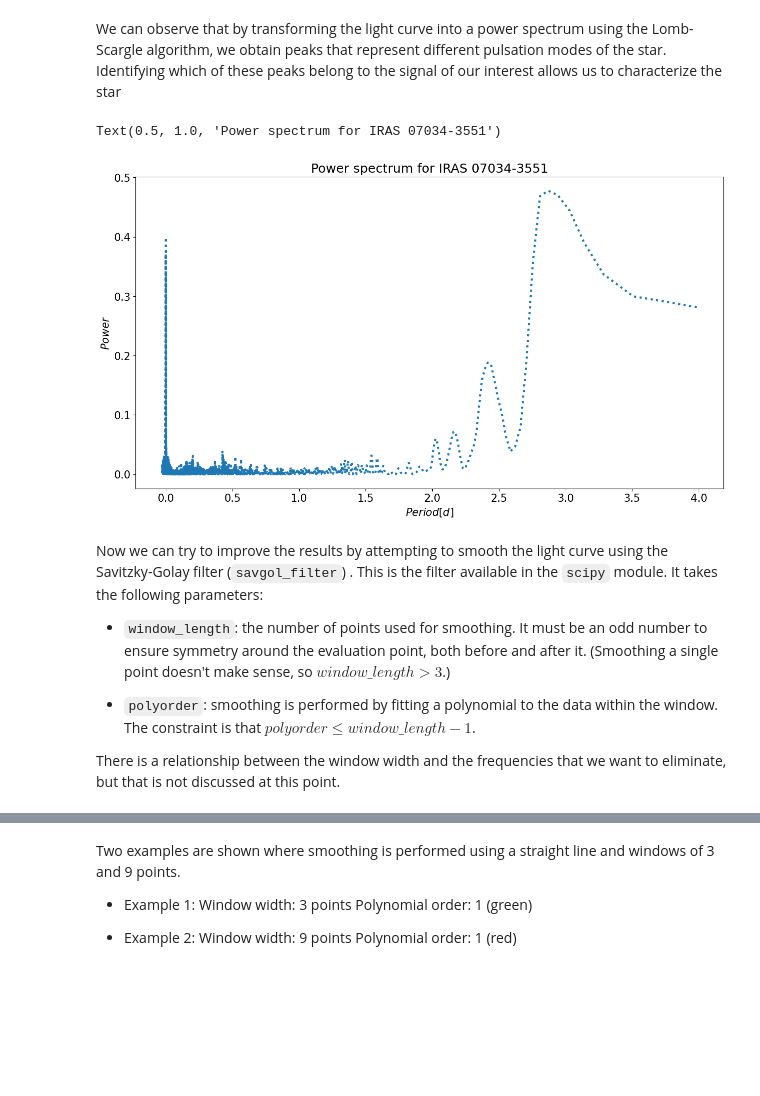
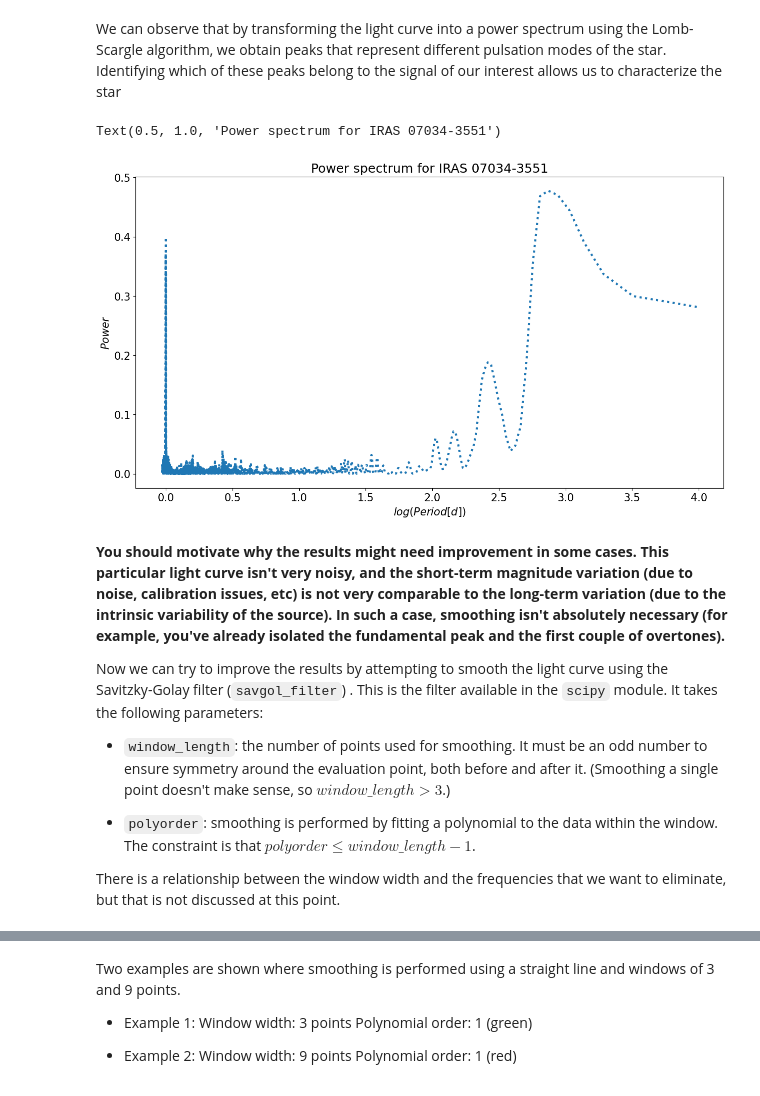
Before and after one commit to dawg-at-irya/Analysis_of_a_light_curve, a Jupyter notebook: Analysis_of_a_light_curve.ipynb, the cells around one changed output, grey strips where cells are left out. Drawn from its saved outputs; the diff is of its cells as text; code cells hidden in the pictures; blank space fills up the shorter version.

```diff
--- a/Analysis_of_a_light_curve.ipynb
+++ b/Analysis_of_a_light_curve.ipynb
@@ -13,7 +13,9 @@ from scipy import signal
 # %%
 #data=Table.read('/content/IRAS_05052-8420.csv')
 #data=Table.read('/content/IRAS_05150-4056.csv')
-data=Table.read('/content/IRAS_07034-3551.csv')
+#data=Table.read('/content/IRAS_07034-3551.csv')
+# The following version avoids requiring local copies of the input files
+data=Table.read('https://raw.githubusercontent.com/dawg-at-irya/Analysis_of_a_light_curve/main/IRAS_07034-3551.csv')
 #data=Table.read('/content/IRAS_05027-2158.csv')
 data.sort('JD')
 # %% [markdown]
@@ -44,15 +46,17 @@ freq_g, power_g = ls_g.autopower()
 # %%
 plt.rcParams.update({'font.size': 15})
 plt.figure(figsize=(15,8))
 plt.plot(np.log10(1/freq_g), power_g,linestyle=':',linewidth=3)
 #plt.xlim(30,2000)
 plt.ylabel(r"$Power$")
-plt.xlabel(r"$Period [d]$")
+plt.xlabel(r"$log(Period [d])$")
 plt.title('Power spectrum for IRAS 07034-3551')
 # %% [output]
 Text(0.5, 1.0, 'Power spectrum for IRAS 07034-3551')
-[figure, old version]
+[figure, new version]
 # %% [markdown]
+**You should motivate why the results might need improvement in some cases. This particular light curve isn't very noisy, and the short-term magnitude variation (due to noise, calibration issues, etc) is not very comparable to the long-term variation (due to the intrinsic variability of the source). In such a case, smoothing isn't absolutely necessary (for example, you've already isolated the fundamental peak and the first couple of overtones).**
+
 Now we can try to improve the results by attempting to smooth the light curve using the Savitzky-Golay filter (`savgol_filter`) . This is the filter available in the `scipy` module. It takes the following parameters:
 
 * `window_length`: the number of points used for smoothing. It must be an odd number to ensure symmetry around the evaluation point, both before and after it. (Smoothing a single point doesn't make sense, so $window\_length > 3$.)
```
Also changed, not shown: parts of 9 cells of this notebook.
